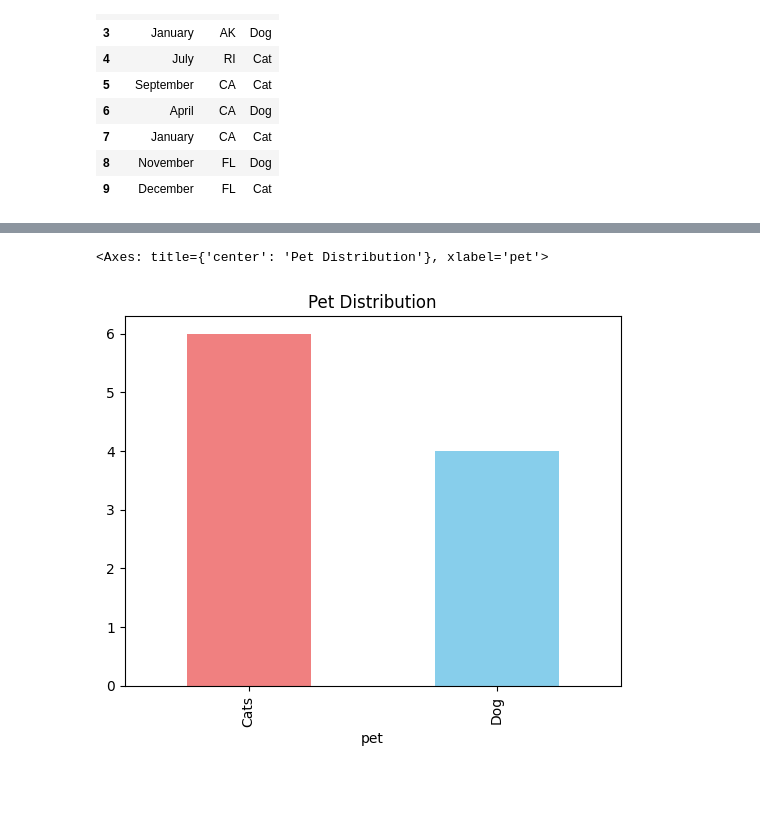
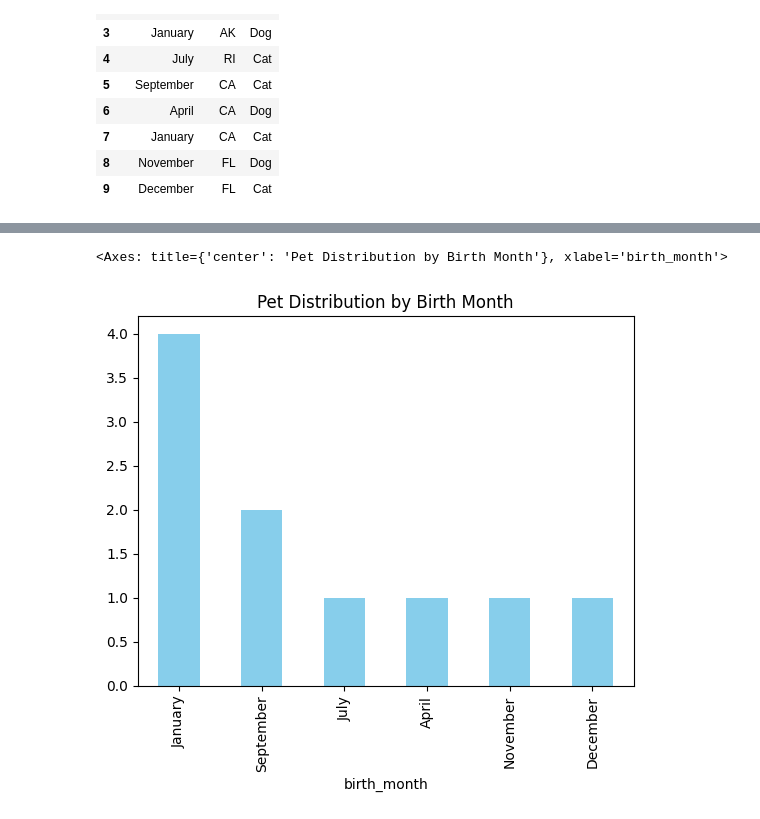
Before and after one commit to Faizaaminu/ML_Assessment, a Jupyter notebook: Data Preparation/Form_data.ipynb, the cells around one changed output, grey strips where cells are left out. Drawn from its saved outputs; the diff is of its cells as text; code cells hidden in the pictures; blank space fills up the shorter version.

```diff
--- a/Data Preparation/Form_data.ipynb
+++ b/Data Preparation/Form_data.ipynb
@@ -153,7 +152,7 @@ df['state'].value_counts().plot(kind='bar',
 # %%
-df['pet'].value_counts().plot(kind='bar',
-                              color=['lightcoral','skyblue',],
-                              title='Pet Distribution')
+df['birth_month'].value_counts().plot(kind='bar',
+                              color='skyblue',
+                              title='Pet Distribution by Birth Month')
 # %% [output]
-<Axes: title={'center': 'Pet Distribution'}, xlabel='pet'>
+<Axes: title={'center': 'Pet Distribution by Birth Month'}, xlabel='birth_month'>
-[figure, old version]
+[figure, new version]
```
Also changed, not shown: parts of 5 cells of this notebook.
